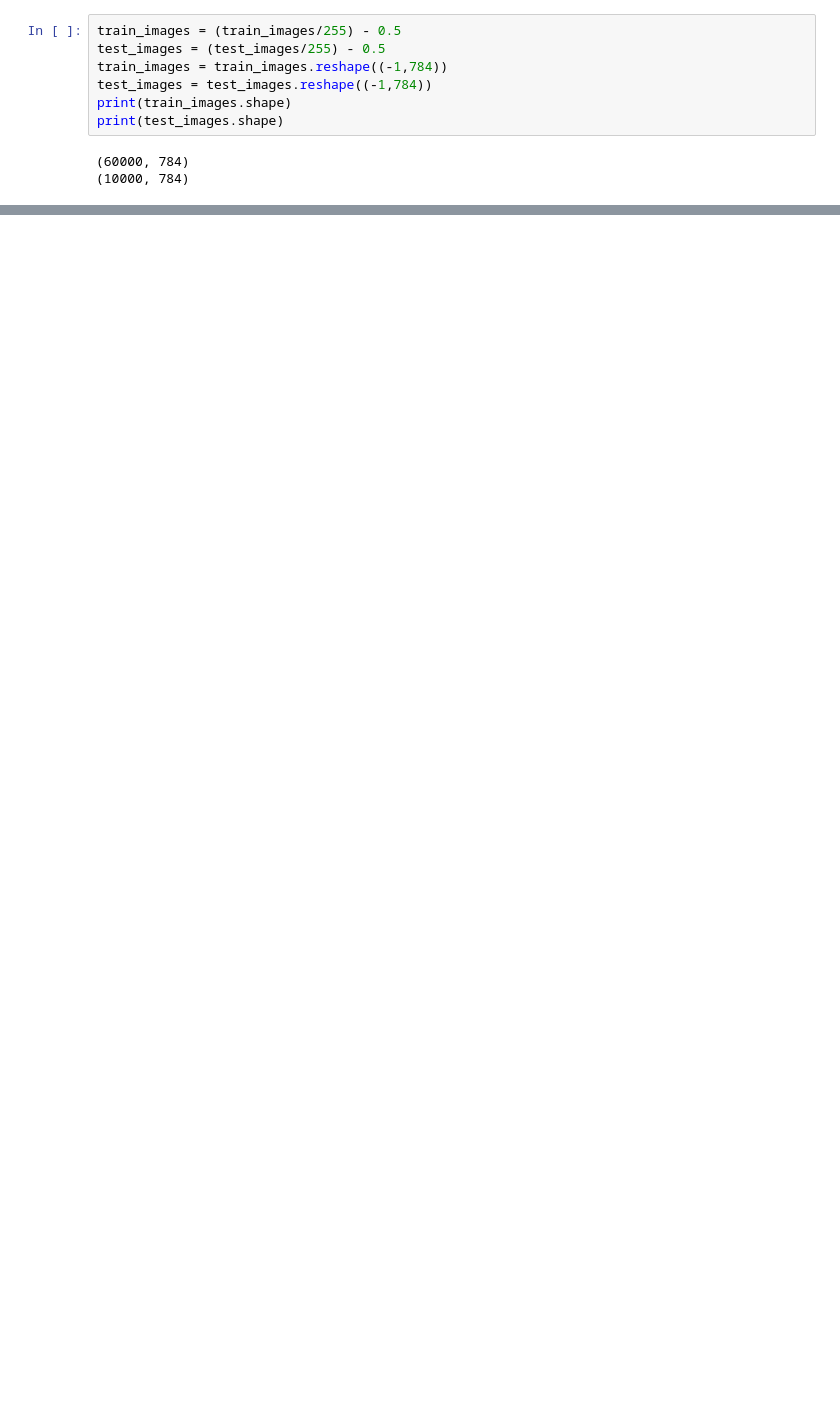
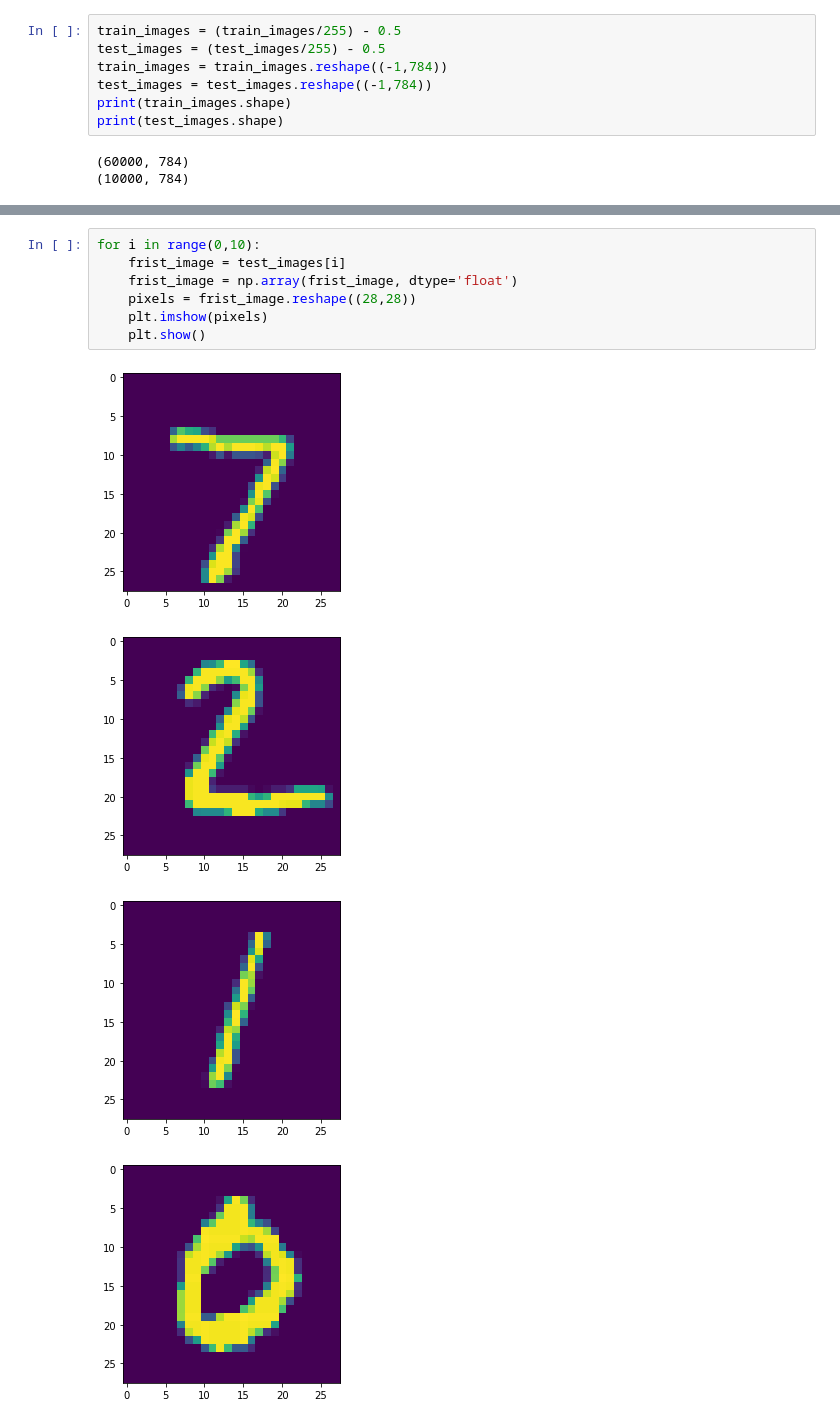
Before and after one commit to Shaon2710/Research, a Jupyter notebook: ND/main.ipynb, the cells around one changed output, grey strips where cells are left out. Cells and saved outputs as stored; diff of their text form; blank space fills up the shorter version.

```diff
--- a/ND/main.ipynb
+++ b/ND/main.ipynb
@@ -37,0 +74,12 @@ ValueError: Unknown loss function:categorical_crossentroy
+# %%
+for i in range(0,10):
+    frist_image = test_images[i]
+    frist_image = np.array(frist_image, dtype='float')
+    pixels = frist_image.reshape((28,28))
+    plt.imshow(pixels)
+    plt.show()
+# %% [output]
+[figure, added]
+[figure, added]
+[figure, added]
+[figure, added]
```
Also changed, not shown: parts of 8 cells of this notebook.
